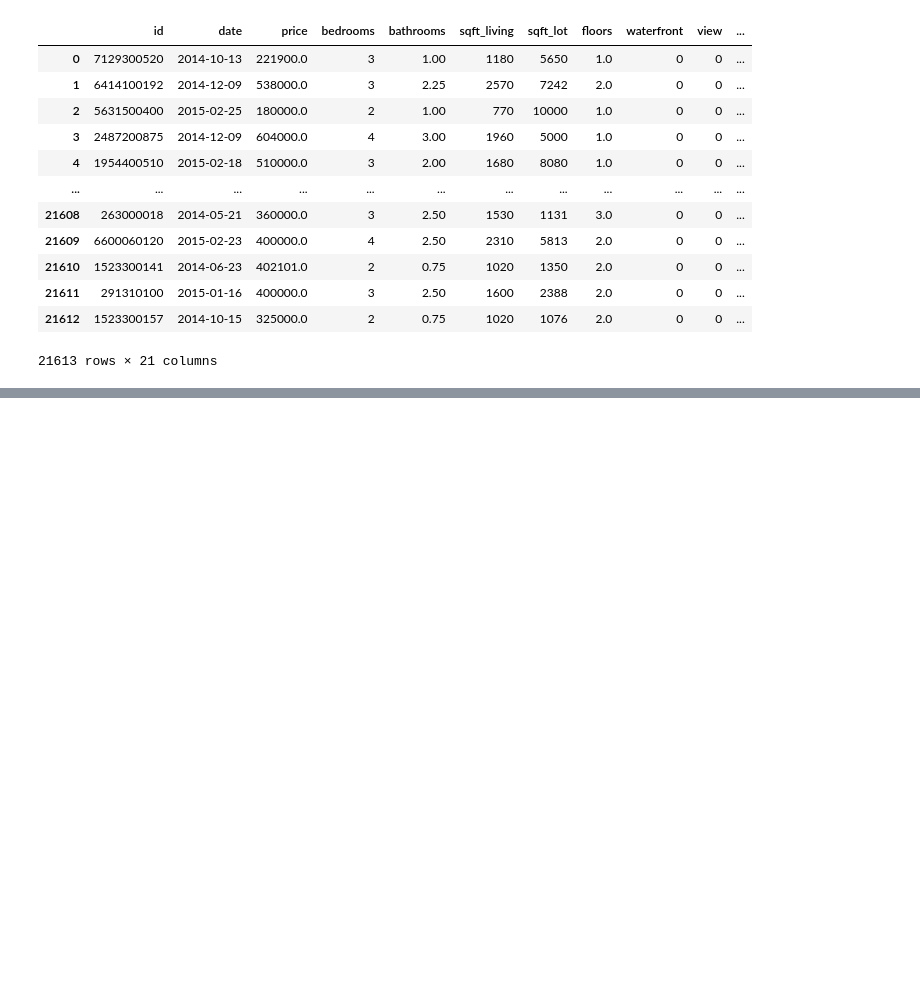
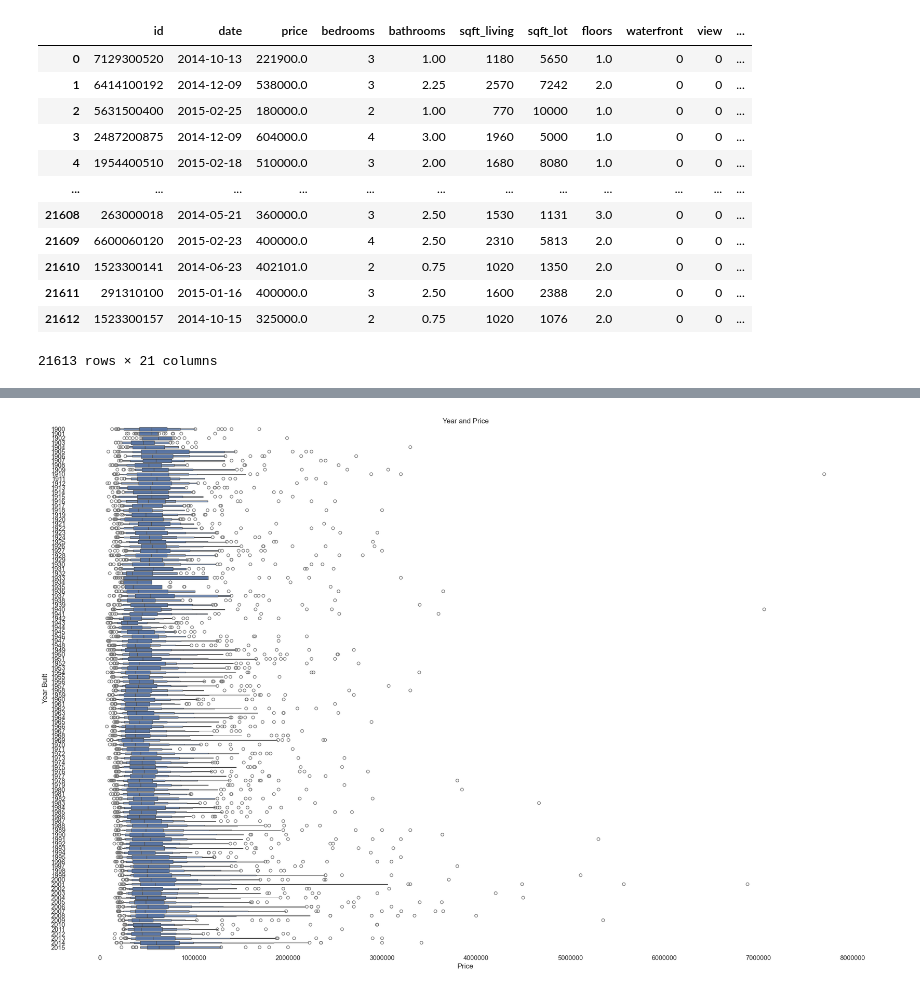
Before and after one commit to scottmr007/house_price_predict, a Jupyter notebook: price_predict.ipynb, the cells around one changed output, grey strips where cells are left out. Cells and saved outputs as stored; diff of their text form; code cells hidden in the pictures; blank space fills up the shorter version.

```diff
--- a/price_predict.ipynb
+++ b/price_predict.ipynb
@@ -145,0 +187,14 @@ df
+# %%
+sns.set_theme(rc={'figure.figsize':(24,16)})
+sns.set_theme(style="white")
+sns.boxenplot(data=df_temp, x='price', y='yr_built', orient='y')
+plt.title('Year and Price')
+plt.ylabel('Year Built')
+plt.ticklabel_format(style='plain', axis='x')
+plt.xlabel('Price')
+
+# Remove borders around plot
+for spine in plt.gca().spines.values():
+    spine.set_visible(False)
+# %% [output]
+[figure, added]
```
Also changed, not shown: parts of 16 cells of this notebook, 1 other file.
